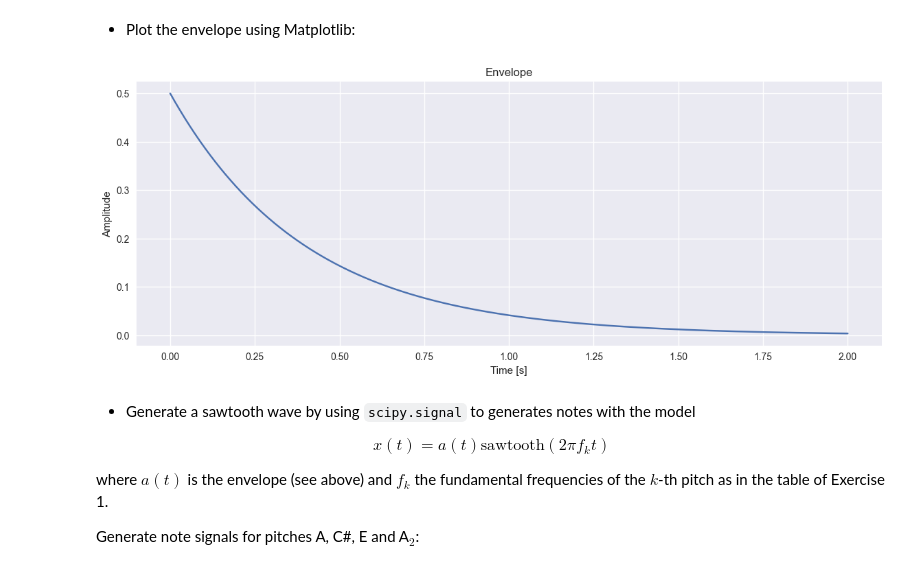
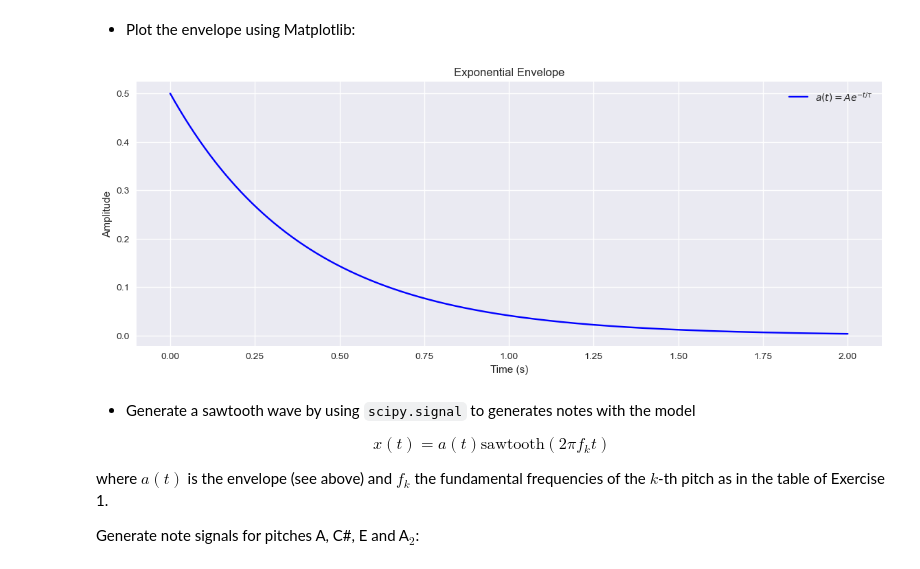
Before and after one commit to Carmenfranci/Selected, a Jupyter notebook: Lab_1_students.ipynb, the cells around one changed output. Cells and saved outputs as stored; diff of their text form; code cells hidden in the pictures.

````diff
--- a/Lab_1_students.ipynb
+++ b/Lab_1_students.ipynb
@@ -299,11 +299,24 @@ a = [0.5        0.49992188 0.49984377 ... 0.00337055 0.00337003 0.0033695 ]
 ```
 # %% [markdown]
 * Plot the envelope using Matplotlib:
-# %%
-plt.figure(figsize=(14,5))
-# Add your code here!
-# %% [output]
-[figure, removed]
+# %%
+# Create the figure
+plt.figure(figsize=(14, 5))
+
+# Plot the envelope
+plt.plot(t, a, label=r'$a(t) = A e^{-t/\tau}$', color='blue')
+
+# Labels and title
+plt.xlabel("Time (s)")
+plt.ylabel("Amplitude")
+plt.title("Exponential Envelope")
+plt.legend()
+
+# Show the plot
+plt.grid(True)
+plt.show()
+# %% [output]
+[figure, added]
 # %% [markdown]
 * Generate a sawtooth wave by using ```scipy.signal``` to generates notes with the model
 
````
Also changed, not shown: parts of 9 cells of this notebook.
